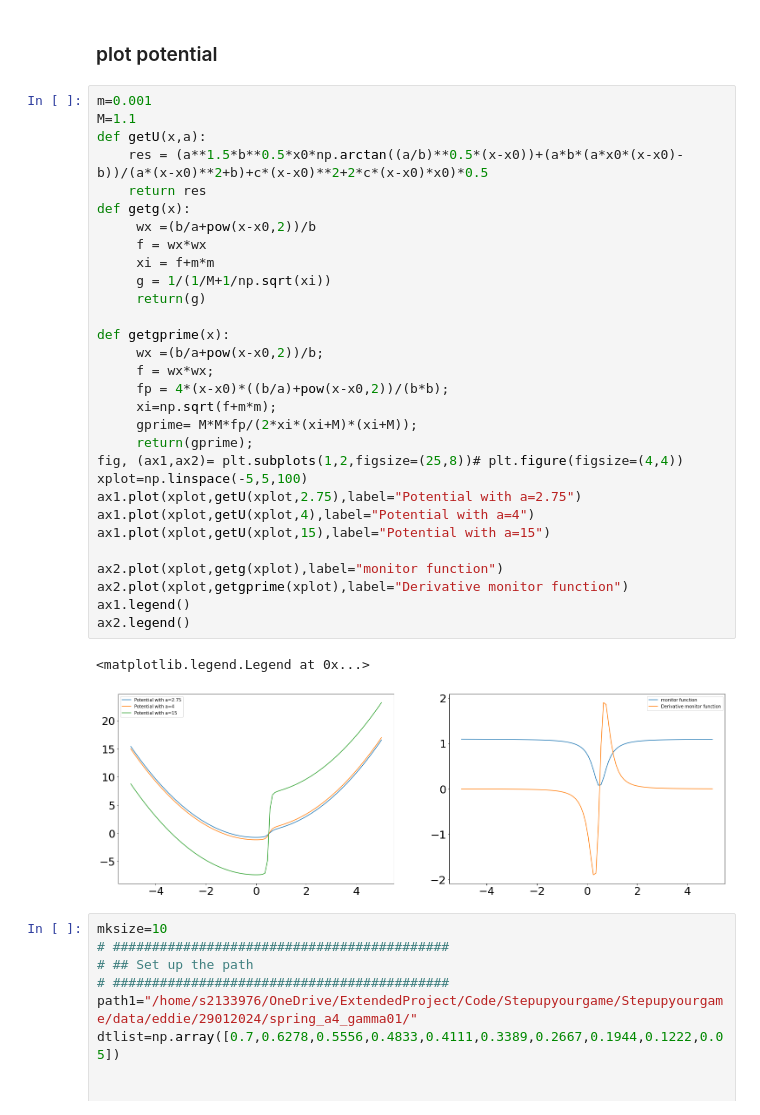
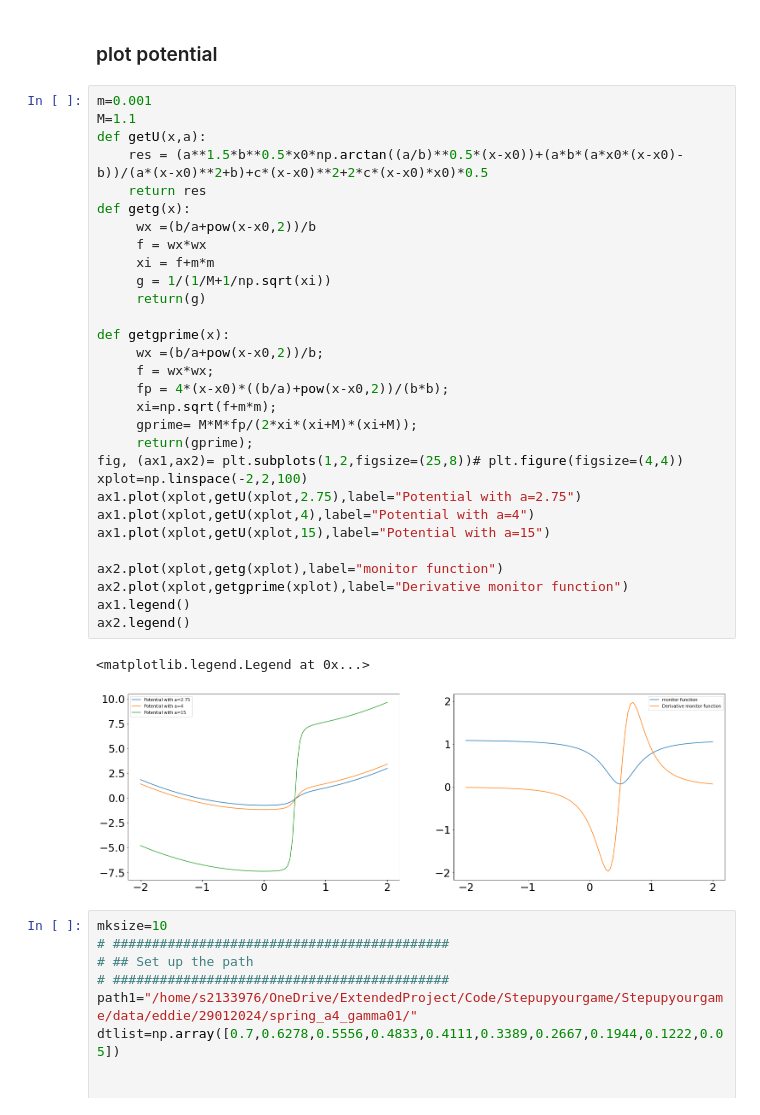
Before and after one commit to alixsleroy/Stepupyourgame, a Jupyter notebook: eddie/visualisations/Spring_plot_accuracy_eddie_29012024.ipynb, the cells around one changed output. Drawn from its saved outputs; the diff is of its cells as text.

```diff
--- a/eddie/visualisations/Spring_plot_accuracy_eddie_29012024.ipynb
+++ b/eddie/visualisations/Spring_plot_accuracy_eddie_29012024.ipynb
@@ -83,35 +83,35 @@ true_mom_4 = np.round(integrate.quad(lambda q: np.exp(-U(q)/tau)*q*q*q*q, r0,r1)
 m=0.001
 M=1.1
 def getU(x,a):
     res = (a**1.5*b**0.5*x0*np.arctan((a/b)**0.5*(x-x0))+(a*b*(a*x0*(x-x0)-b))/(a*(x-x0)**2+b)+c*(x-x0)**2+2*c*(x-x0)*x0)*0.5
     return res
 def getg(x):
      wx =(b/a+pow(x-x0,2))/b
      f = wx*wx
      xi = f+m*m
      g = 1/(1/M+1/np.sqrt(xi))
      return(g)
 
 def getgprime(x):
      wx =(b/a+pow(x-x0,2))/b;
      f = wx*wx;
      fp = 4*(x-x0)*((b/a)+pow(x-x0,2))/(b*b);
      xi=np.sqrt(f+m*m);
      gprime= M*M*fp/(2*xi*(xi+M)*(xi+M));
      return(gprime);
 fig, (ax1,ax2)= plt.subplots(1,2,figsize=(25,8))# plt.figure(figsize=(4,4))
-xplot=np.linspace(-5,5,100)
+xplot=np.linspace(-2,2,100)
 ax1.plot(xplot,getU(xplot,2.75),label="Potential with a=2.75")
 ax1.plot(xplot,getU(xplot,4),label="Potential with a=4")
 ax1.plot(xplot,getU(xplot,15),label="Potential with a=15")
 
 ax2.plot(xplot,getg(xplot),label="monitor function")
 ax2.plot(xplot,getgprime(xplot),label="Derivative monitor function")
 ax1.legend()
 ax2.legend()
 # %% [output]
 <matplotlib.legend.Legend at 0x...>
-[figure, old version]
+[figure, new version]
 # %%
 mksize=10
 # ###########################################
```
Also changed, not shown: parts of 1 cell of this notebook, 2 other files.
